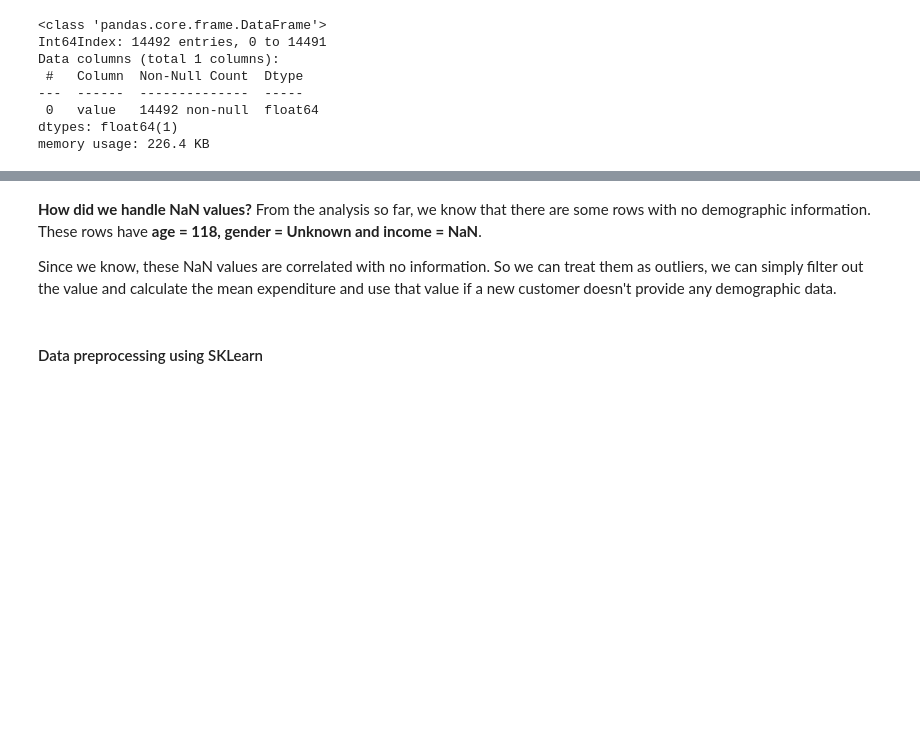
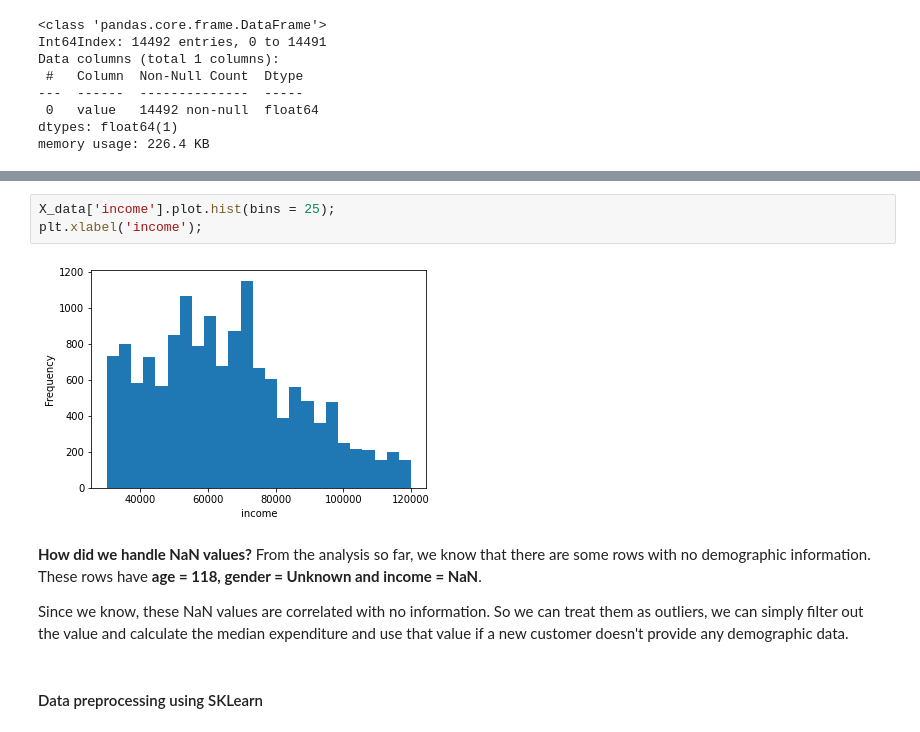
Before and after one commit to abhishek-jana/Starbucks-spending-prediction, a Jupyter notebook: Starbucks_Capstone_notebook.ipynb, the cells around one changed output, grey strips where cells are left out. Cells and saved outputs as stored; diff of their text form; blank space fills up the shorter version.

```diff
--- a/Starbucks_Capstone_notebook.ipynb
+++ b/Starbucks_Capstone_notebook.ipynb
@@ -1016,9 +1039,14 @@ memory usage: 226.4 KB
+# %%
+X_data['income'].plot.hist(bins = 25);
+plt.xlabel('income');
+# %% [output]
+[figure, added]
 # %% [markdown]
 **How did we handle NaN values?**
 From the analysis so far, we know that there are some rows with no demographic information. These rows have **age = 118, gender = Unknown and income = NaN**.
 
 
-Since we know, these NaN values are correlated with no information. So we can treat them as outliers, we can simply filter out the value and calculate the mean expenditure and use that value if a new customer doesn't provide any demographic data.
+Since we know, these NaN values are correlated with no information. So we can treat them as outliers, we can simply filter out the value and calculate the median expenditure and use that value if a new customer doesn't provide any demographic data.
 # %% [markdown]
 #### Data preprocessing using SKLearn
 # %% [markdown]
```
Also changed, not shown: parts of 51 cells of this notebook, 3 other files.
